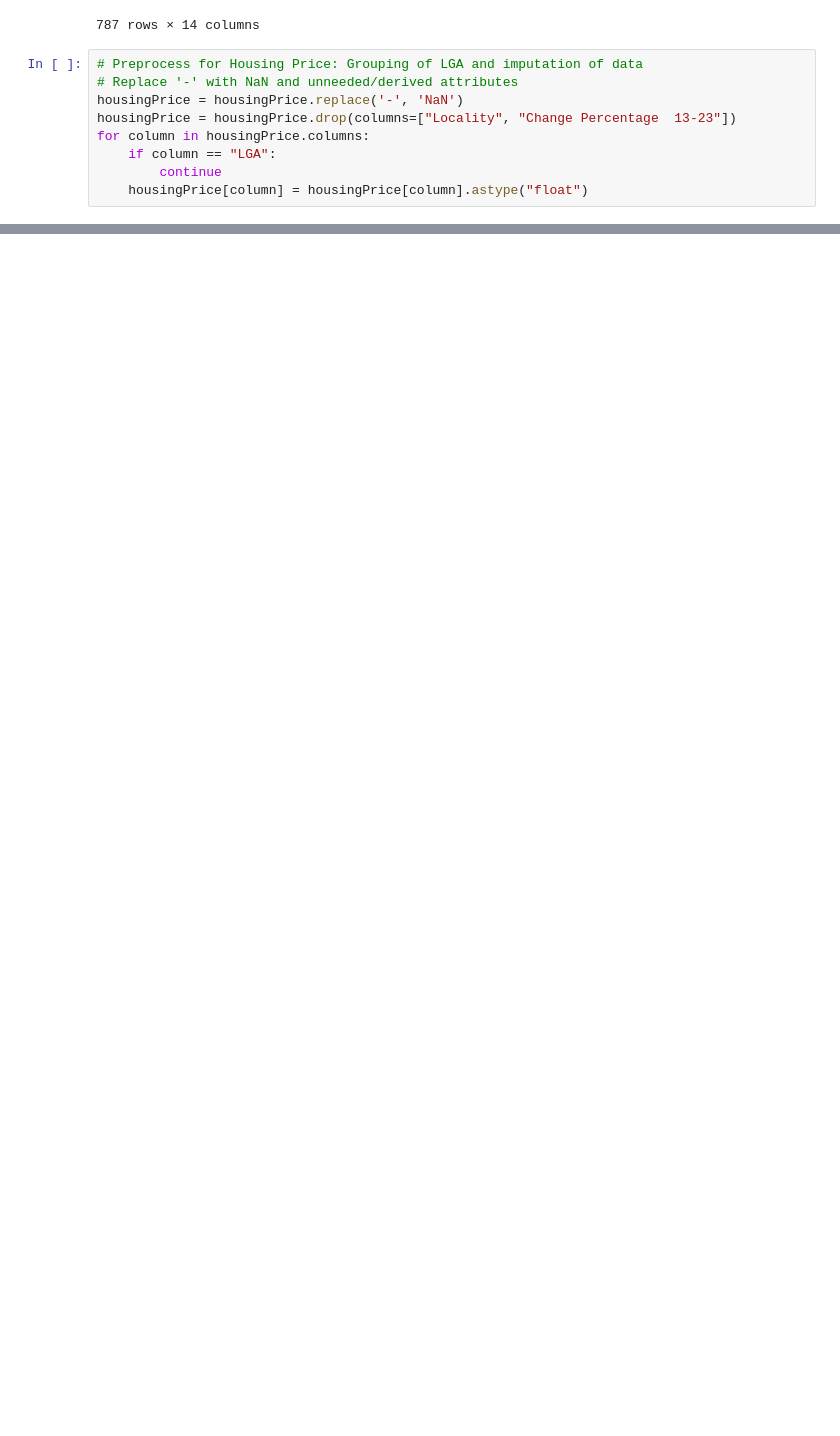
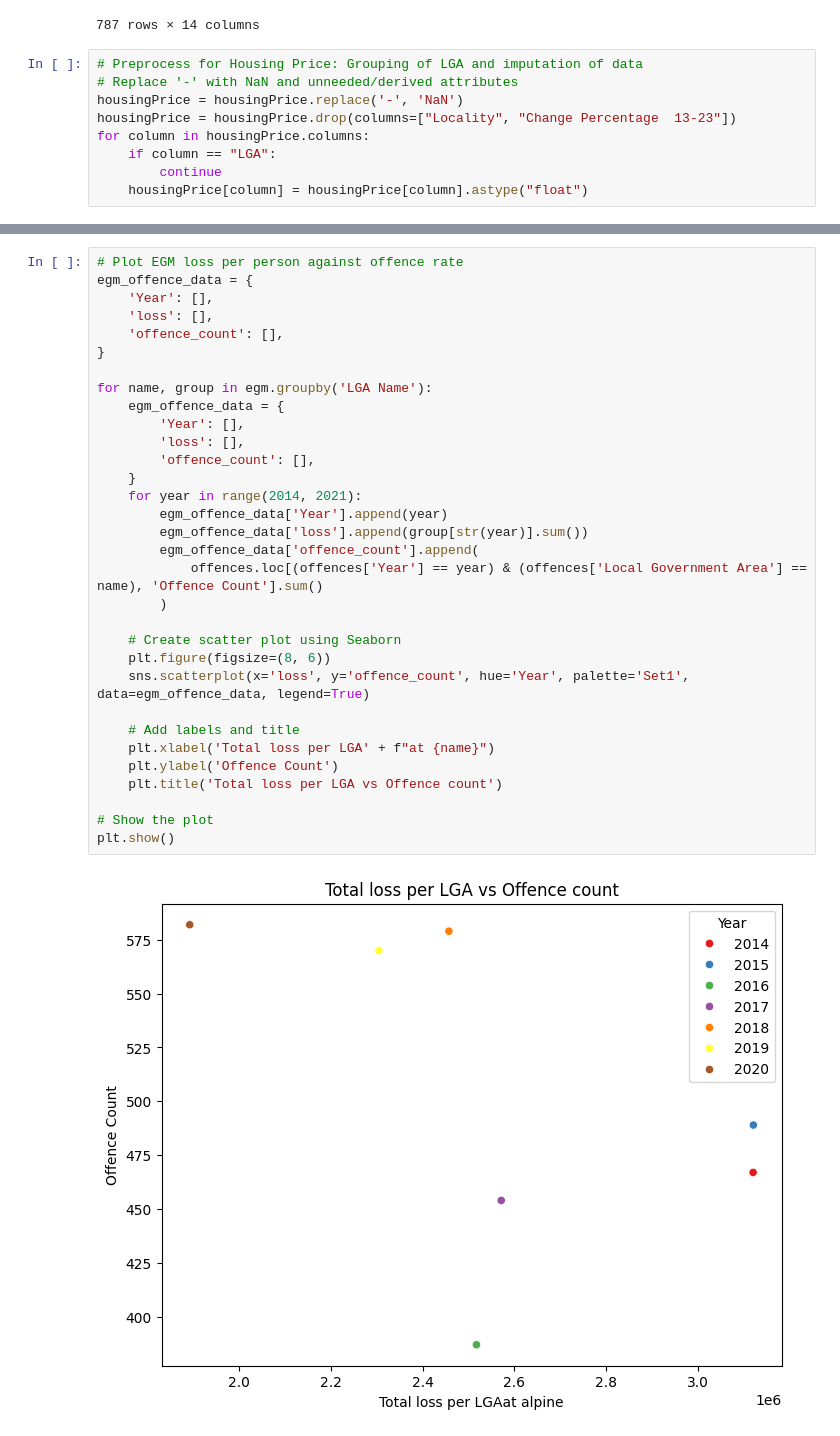
Before and after one commit to khangluong2004/COMP20008_Assignment2, a Jupyter notebook: khang/preProcessing.ipynb, the cells around one changed output, grey strips where cells are left out. Saved outputs shown, nothing was run; the diff lists cells and outputs as text; blank space fills up the shorter version.

```diff
--- a/khang/preProcessing.ipynb
+++ b/khang/preProcessing.ipynb
@@ -313,0 +388,34 @@ yarriambiack 0.8418736303236303
+# %%
+# Plot EGM loss per person against offence rate
+egm_offence_data = {
+    'Year': [],
+    'loss': [],
+    'offence_count': [],
+}
+
+for name, group in egm.groupby('LGA Name'):
+    egm_offence_data = {
+        'Year': [],
+        'loss': [],
+        'offence_count': [],
+    }
+    for year in range(2014, 2021):
+        egm_offence_data['Year'].append(year)
+        egm_offence_data['loss'].append(group[str(year)].sum())
+        egm_offence_data['offence_count'].append(
+            offences.loc[(offences['Year'] == year) & (offences['Local Government Area'] == name), 'Offence Count'].sum()
+        )
+
+    # Create scatter plot using Seaborn
+    plt.figure(figsize=(8, 6))
+    sns.scatterplot(x='loss', y='offence_count', hue='Year', palette='Set1', data=egm_offence_data, legend=True)
+
+    # Add labels and title
+    plt.xlabel('Total loss per LGA' + f"at {name}")
+    plt.ylabel('Offence Count')
+    plt.title('Total loss per LGA vs Offence count')
+
+# Show the plot
+plt.show()
+# %% [output]
+[figure, added]
```
Also changed, not shown: parts of 7 cells of this notebook, 1 other file.
